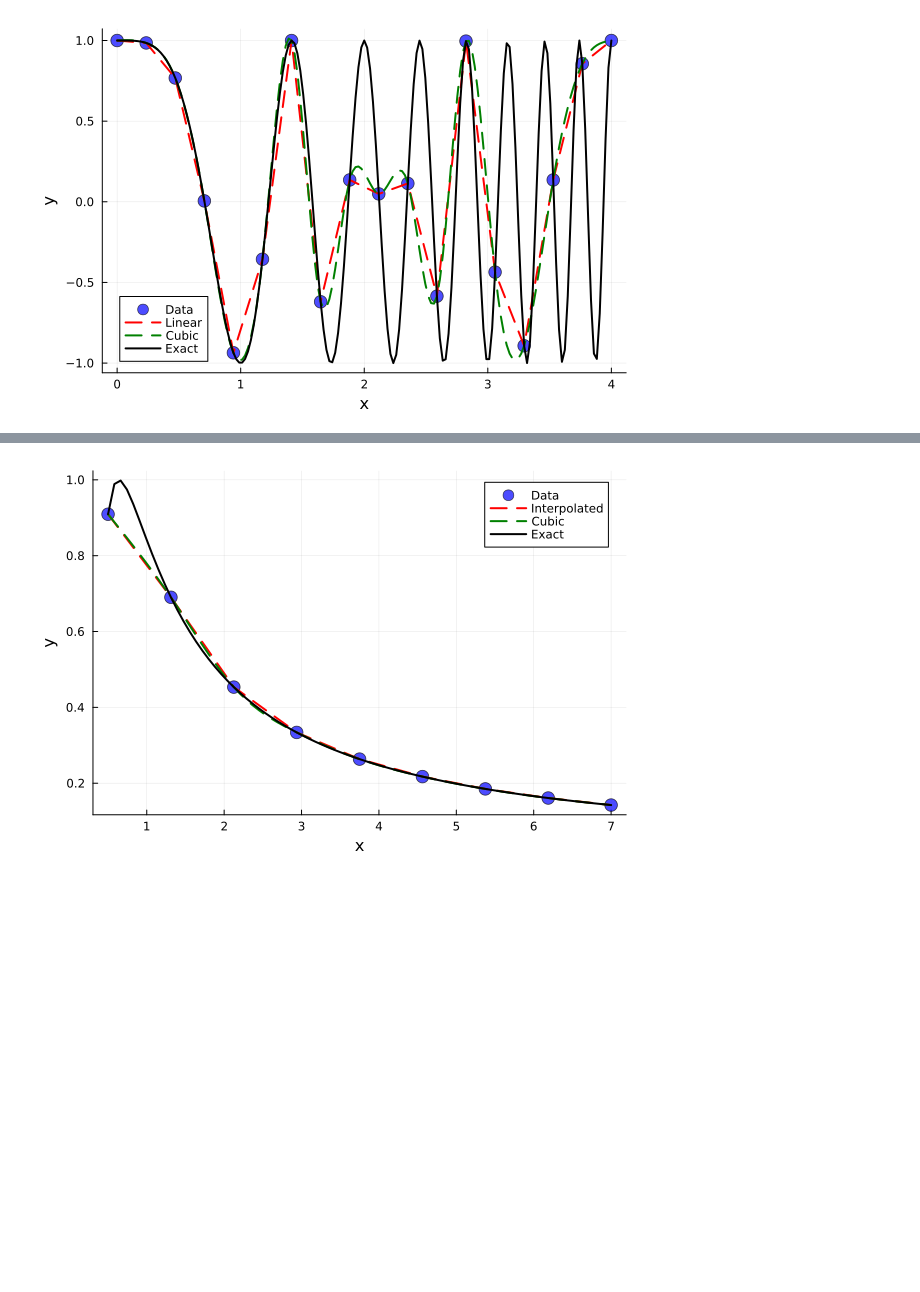
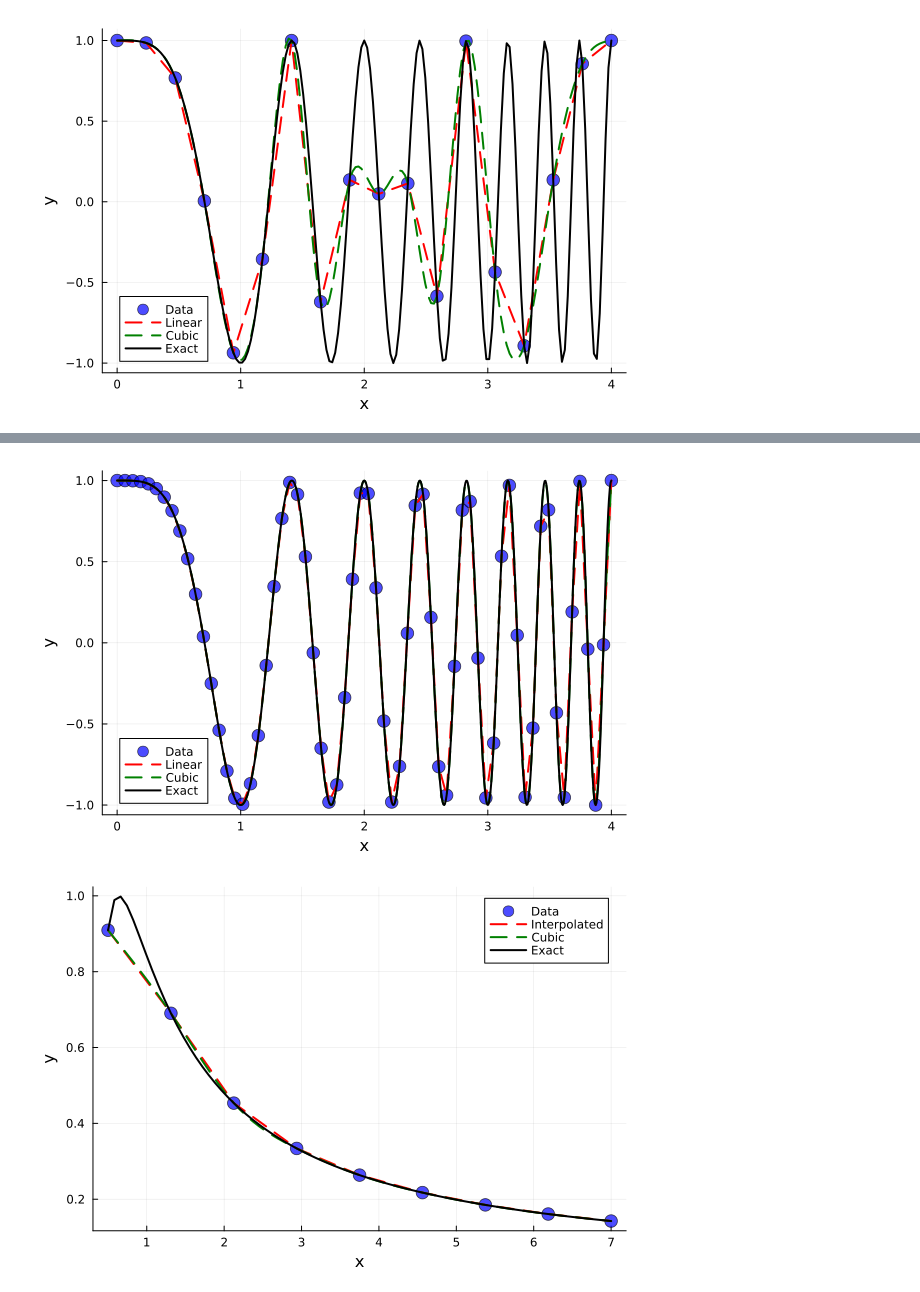
Before and after one commit to jacob-cunningham-ds/me2060, a Jupyter notebook: modules/module_3/splines.ipynb, the cells around one changed output, grey strips where cells are left out. Cells and saved outputs as stored; diff of their text form; code cells hidden in the pictures; blank space fills up the shorter version.

```diff
--- a/modules/module_3/splines.ipynb
+++ b/modules/module_3/splines.ipynb
@@ -232,2 +219,6 @@ ylabel!("y")
+# %%
+fast_cos(64)
+# %% [output]
+[figure, added]
 # %%
 # Packages used
```
Also changed, not shown: parts of 21 cells of this notebook, 8 other files.
